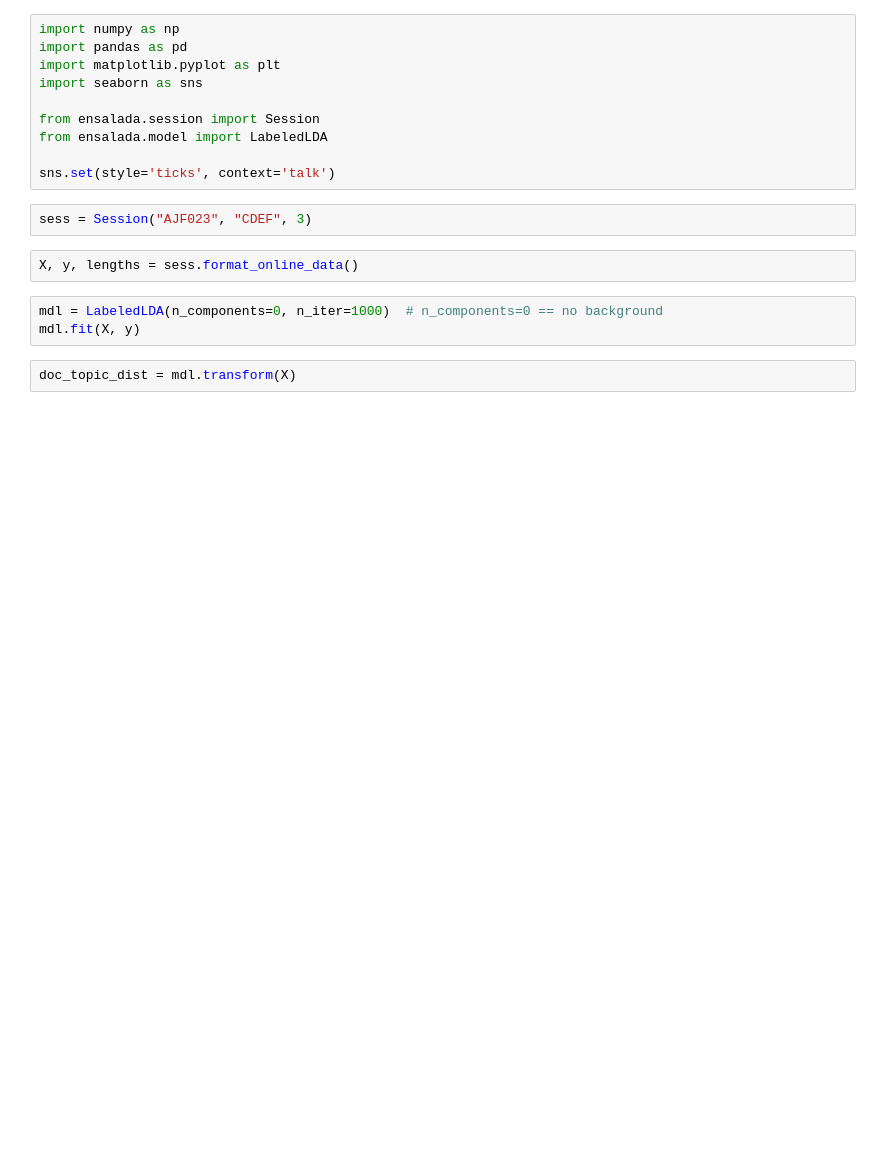
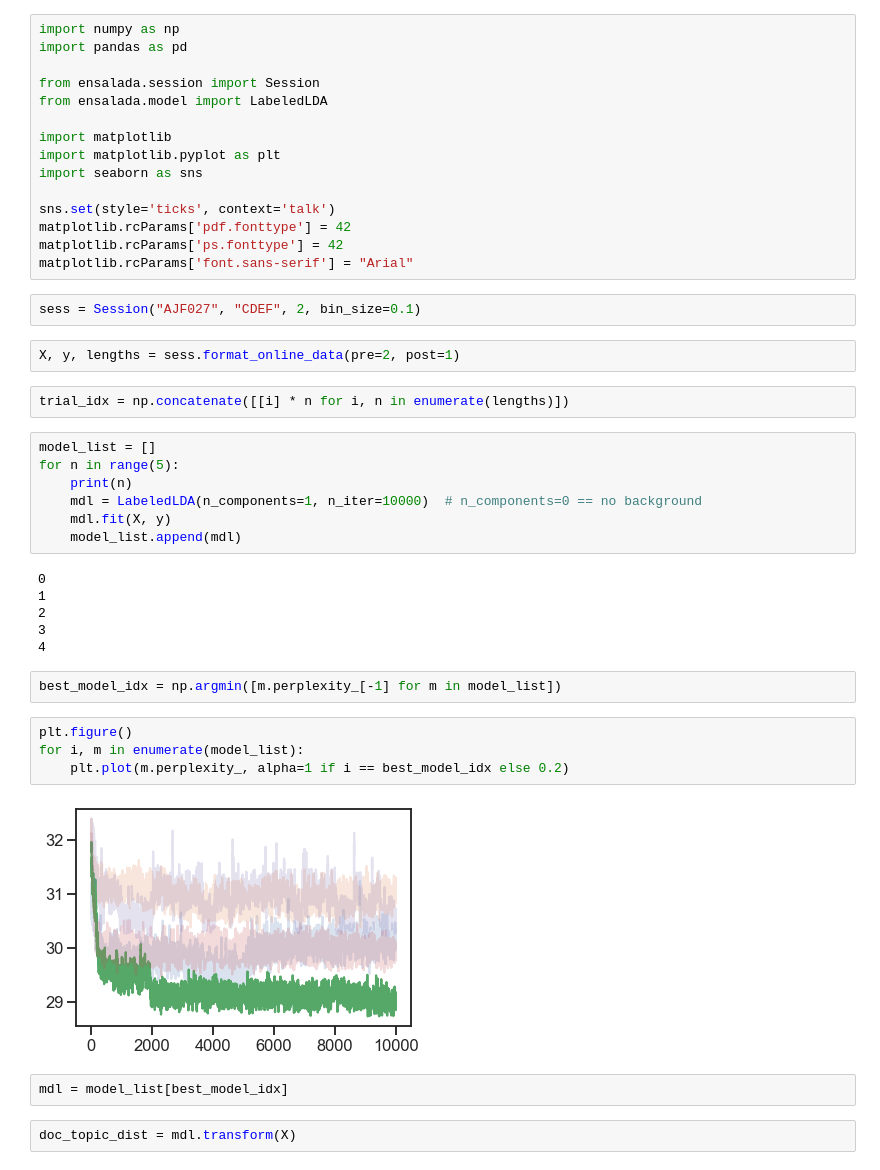
Before and after one commit to james-priestley/neural_slda, a Jupyter notebook: notebooks/tomotopy_llda_wrapper.ipynb, the cells around one changed output. Saved outputs shown, nothing was run; the diff lists cells and outputs as text; blank space fills up the shorter version.

```diff
--- a/notebooks/tomotopy_llda_wrapper.ipynb
+++ b/notebooks/tomotopy_llda_wrapper.ipynb
@@ -1,19 +1,46 @@
 # %%
 import numpy as np
 import pandas as pd
-import matplotlib.pyplot as plt
-import seaborn as sns
 
 from ensalada.session import Session
 from ensalada.model import LabeledLDA
 
+import matplotlib
+import matplotlib.pyplot as plt
+import seaborn as sns
+
 sns.set(style='ticks', context='talk')
+matplotlib.rcParams['pdf.fonttype'] = 42
+matplotlib.rcParams['ps.fonttype'] = 42
+matplotlib.rcParams['font.sans-serif'] = "Arial"
 # %%
-sess = Session("AJF023", "CDEF", 3)
+sess = Session("AJF027", "CDEF", 2, bin_size=0.1)
 # %%
-X, y, lengths = sess.format_online_data()
+X, y, lengths = sess.format_online_data(pre=2, post=1)
+# %%
+trial_idx = np.concatenate([[i] * n for i, n in enumerate(lengths)])
 # %%
-mdl = LabeledLDA(n_components=0, n_iter=1000)  # n_components=0 == no background
-mdl.fit(X, y)
+model_list = []
+for n in range(5):
+    print(n)
+    mdl = LabeledLDA(n_components=1, n_iter=10000)  # n_components=0 == no background
+    mdl.fit(X, y)
+    model_list.append(mdl)
+# %% [output]
+0
+1
+2
+3
+4
+# %%
+best_model_idx = np.argmin([m.perplexity_[-1] for m in model_list])
+# %%
+plt.figure()
+for i, m in enumerate(model_list):
+    plt.plot(m.perplexity_, alpha=1 if i == best_model_idx else 0.2)
+# %% [output]
+[figure, added]
+# %%
+mdl = model_list[best_model_idx]
 # %%
 doc_topic_dist = mdl.transform(X)
```
Also changed, not shown: parts of 18 cells of this notebook, 13 other files.
